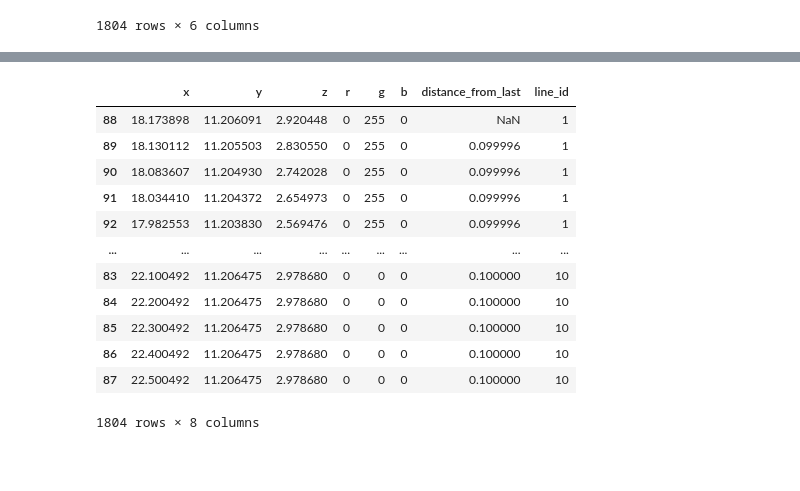
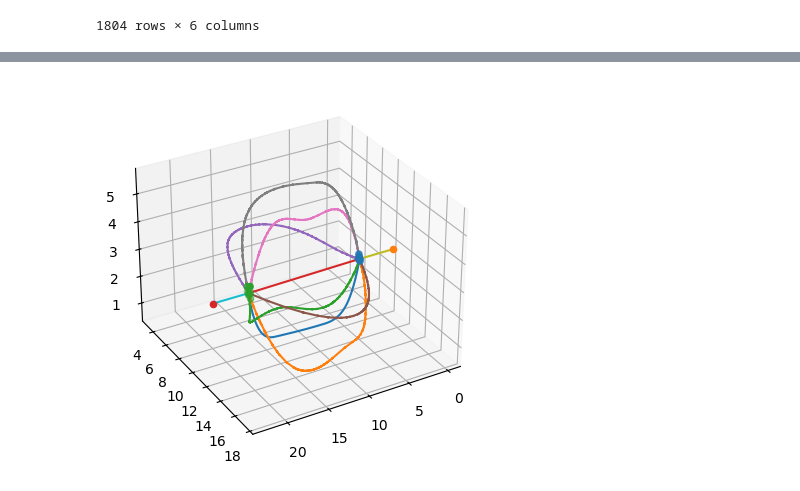
Before and after one commit to joeforth/fractal_slicer, a Jupyter notebook: many_colours_one_file_network.ipynb, the cells around one changed output, grey strips where cells are left out. Cells and saved outputs as stored; diff of their text form; code cells hidden in the pictures; blank space fills up the shorter version.

```diff
--- a/many_colours_one_file_network.ipynb
+++ b/many_colours_one_file_network.ipynb
@@ -85,9 +85,67 @@ def shapesplitter(df):
             df = pd.concat([df, shape])
     return df
 
-# def node_finder(df):
+def node_finder(df):
     # Use hierarchical clustering to note common start / end points
-    # Gather the first and last points of each line:
+    # Calculate node positions based on cluster centroids
+    # Append centroids to start / end of each line
+    start_points = df.groupby('line_id').first() # First point of each line
+    end_points = df.groupby('line_id').last() # Last
+    terminal_points = pd.concat([start_points, end_points])   # Combine the two
+    dist_mat = dist.pdist(terminal_points[['x', 'y', 'z']].values)
+    link_mat = hier.linkage(dist_mat)
+    # fcluster assigns each of the particles in positions a cluster to which it belongs
+    cluster_idx = hier.fcluster(link_mat, t=1, criterion='distance')   # t defines the max cophonetic distance in a cluster
+    terminal_points['cluster'] = cluster_idx
+
+    # Calculate the mean position of each cluster
+    nodes = terminal_points.groupby('cluster').mean()
+    for n in terminal_points.index.unique():
+        print ('Line ID:', n)
+        clusters = terminal_points.loc[n]['cluster']
+        for c in clusters:
+            print('Connected to cluster', c)
+            new_point = nodes.loc[c:c]
+            line = df[df['line_id'] == n]
+            line_start = line.head(1)
+            line_end = line.tail(1)
+            new_point[['r', 'g', 'b', 'line_id']] = line_start[['r', 'g', 'b', 'line_id']].values
+
+            start_sep = dist.euclidean(new_point[['x', 'y', 'z']].values[0], line_start[['x', 'y', 'z']].values[0])
+            end_sep = dist.euclidean(new_point[['x', 'y', 'z']].values[0], line_end[['x', 'y', 'z']].values[0])
+            if start_sep < end_sep:
+                print('Adding new point to start of line')
+                line = pd.concat([new_point, line])
+            elif start_sep > end_sep:
+                print('Adding new point to end of line')
+                line = pd.concat([line, new_point])
+
+            df = df[df['line_id'] != n]
+            df = pd.concat([df, line])
+            df = df.reset_index(drop=True)
+            df = distance_calculator(df)
+
+            # Set distance from last to NaN for the first row of each line
+            df.loc[df.groupby('line_id').head(1).index, 'distance_from_last'] = np.nan
+    return df
+
+def line_plotter(df):
+    # Plots lines assigning a colour to each line_id
+    fig = plt.figure()
+    ax = fig.add_subplot(111, projection='3d')
+
+    for n in np.unique(df['line_id'].values):
+        ax.plot(df[df['line_id'] == n]['x'], df[df['line_id'] == n]['y'], df[df['line_id'] == n]['z'])
+
+    # If you need a specific line plotting
+    # n = 2
+    # ax.plot(df[df['line_id'] == n]['x'], df[df['line_id'] == n]['y'], df[df['line_id'] == n]['z']
+
+    for n in np.unique(terminal_points['cluster'].values):
+        ax.scatter(terminal_points[terminal_points['cluster'] == n]['x'], terminal_points[terminal_points['cluster'] == n]['y'], terminal_points[terminal_points['cluster'] == n]['z'])
+
+    ax.view_init(elev=30, azim=60)  # Elevation of 30 degrees, azimuth of 45 degrees
+    plt.show()
 
 # Calculate the distance between consecutive points
 df = distance_calculator(df)
@@ -108,5 +166,7 @@ df = shapesplitter(df)
 
 # Set distance from last to NaN for the first row of each line
 df.loc[df.groupby('line_id').head(1).index, 'distance_from_last'] = np.nan
-df
+
+df = node_finder(df)
+line_plotter(df)
 # %% [output]
@@ -130,13 +190 @@ df
-|  | x | y | z | r | g | b | distance_from_last | line_id |
-| 88 | 18.173898 | 11.206091 | 2.920448 | 0 | 255 | 0 | NaN | 1 |
-| 89 | 18.130112 | 11.205503 | 2.830550 | 0 | 255 | 0 | 0.099996 | 1 |
-| 90 | 18.083607 | 11.204930 | 2.742028 | 0 | 255 | 0 | 0.099996 | 1 |
-| 91 | 18.034410 | 11.204372 | 2.654973 | 0 | 255 | 0 | 0.099996 | 1 |
-| 92 | 17.982553 | 11.203830 | 2.569476 | 0 | 255 | 0 | 0.099996 | 1 |
-| ... | ... | ... | ... | ... | ... | ... | ... | ... |
-| 83 | 22.100492 | 11.206475 | 2.978680 | 0 | 0 | 0 | 0.100000 | 10 |
-| 84 | 22.200492 | 11.206475 | 2.978680 | 0 | 0 | 0 | 0.100000 | 10 |
-| 85 | 22.300492 | 11.206475 | 2.978680 | 0 | 0 | 0 | 0.100000 | 10 |
-| 86 | 22.400492 | 11.206475 | 2.978680 | 0 | 0 | 0 | 0.100000 | 10 |
-| 87 | 22.500492 | 11.206475 | 2.978680 | 0 | 0 | 0 | 0.100000 | 10 |
-1804 rows × 8 columns
+[figure, added]
```
Also changed, not shown: parts of 4 cells of this notebook, 2 other files.
